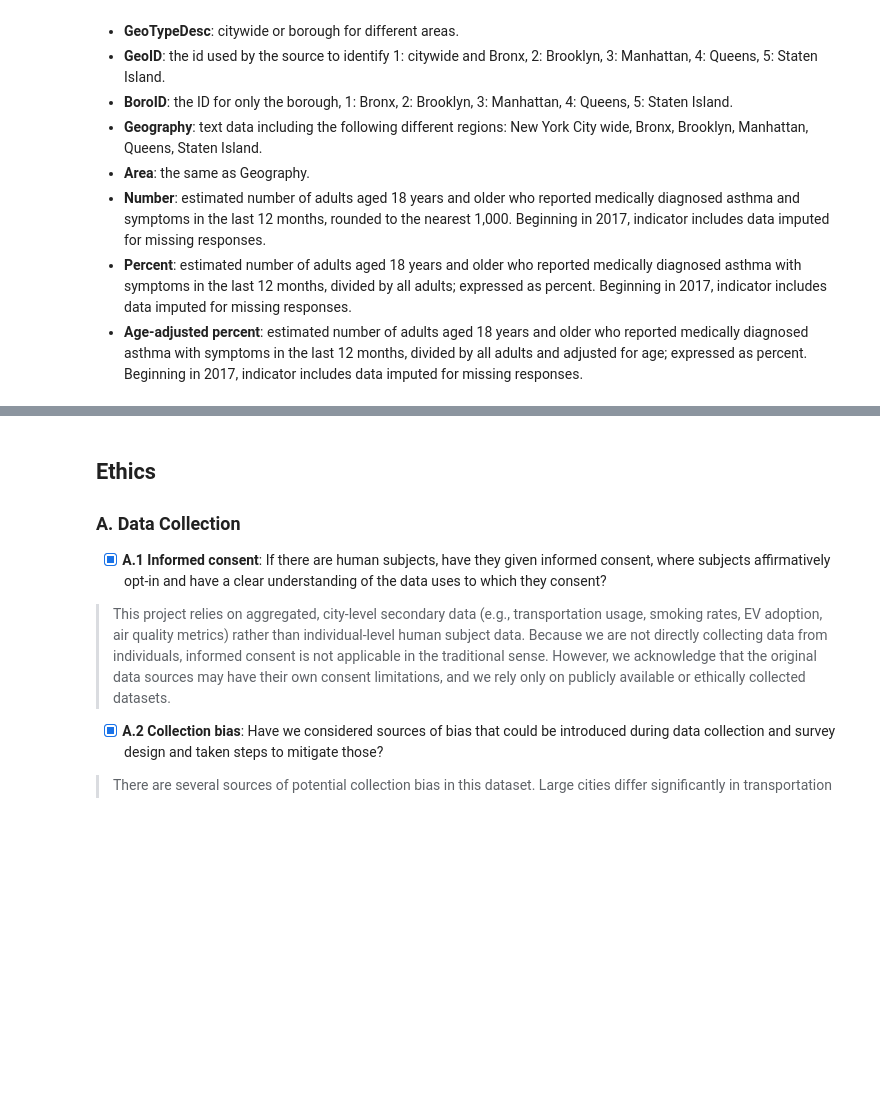
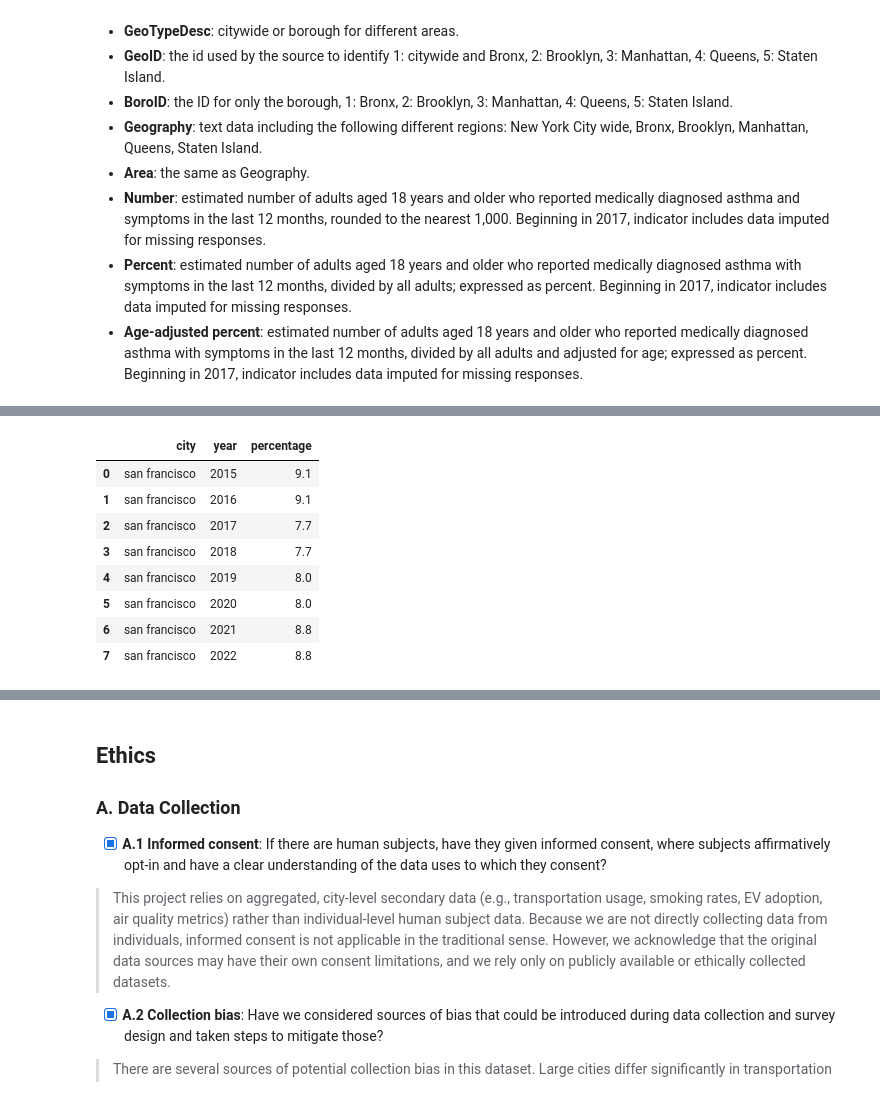
Before and after one commit to COGS108/Group026_WI26, a Jupyter notebook: 01-DataCheckpoint.ipynb, the cells around one changed output, grey strips where cells are left out. Cells and saved outputs as stored; diff of their text form; code cells hidden in the pictures; blank space fills up the shorter version.

```diff
--- a/01-DataCheckpoint.ipynb
+++ b/01-DataCheckpoint.ipynb
@@ -558,0 +557,54 @@ new_df
+# %%
+import requests
+import io
+
+# URL (CSV format)
+sf_asthma_url = "https://data.chhs.ca.gov/dataset/01f456c3-db34-44f2-a52c-6811bef8ba6d/resource/a440b99b-ccc6-473c-bea1-2baf36b05dbe/download/current-asthma-prevalence-by-county-2015_2022.csv"
+headers = {"User-Agent": "Mozilla/5.0"}
+response = requests.get(sf_asthma_url, headers=headers)
+
+if response.status_code == 200:
+    # ADD encoding='ISO-8859-1' OR encoding='cp1252'
+    sf_df = pd.read_csv(io.BytesIO(response.content), encoding='ISO-8859-1')
+    sf_df = sf_df.drop(['STRATA', '95% CONFIDENCE INTERVAL', 'COUNTIES GROUPED', 'COMMENT'], axis=1)
+
+    sf_df = sf_df.rename(columns={'COUNTY':'city', 'YEARS':'year', 'AGE GROUP':'age', 'CURRENT PREVALENCE':'percentage'})
+    sf_df = sf_df[sf_df['city']=='San Francisco']
+    sf_df = sf_df[sf_df['age']=='18+ years']
+    sf_df['city'] = 'san francisco'
+    sf_df = sf_df.reset_index(drop=False)
+
+    sf_df.loc[sf_df['year'].str.contains('2015'), 'year'] = '2015'
+    sf_df.loc[sf_df['year'].str.contains('2017'), 'year'] = '2017'
+    sf_df.loc[sf_df['year'].str.contains('2019'), 'year'] = '2019'
+    sf_df.loc[sf_df['year'].str.contains('2021'), 'year'] = '2021'
+
+    # Using the trick from before to just take the first 4 characters
+    sf_df['year'] = sf_df['year'].str[:4].astype(int)
+
+    # Create a copy of the dataframe to represent the "even" years
+    even_years_df = sf_df.copy()
+
+    # Add 1 to the year column (e.g., 2015 becomes 2016)
+    even_years_df['year'] = even_years_df['year'] + 1
+
+    # Combine the original "odd" years with the new "even" years
+    sf_df = pd.concat([sf_df, even_years_df])
+
+    # Sort by year so it's chronological and reset the index
+    sf_df = sf_df.sort_values('year').reset_index(drop=True)
+    sf_df = sf_df.drop(['index','age'], axis=1)
+else:
+    print(f"Failed to download. Status code: {response.status_code}")
+
+sf_df
+# %% [output]
+|  | city | year | percentage |
+| 0 | san francisco | 2015 | 9.1 |
+| 1 | san francisco | 2016 | 9.1 |
+| 2 | san francisco | 2017 | 7.7 |
+| 3 | san francisco | 2018 | 7.7 |
+| 4 | san francisco | 2019 | 8.0 |
+| 5 | san francisco | 2020 | 8.0 |
+| 6 | san francisco | 2021 | 8.8 |
+| 7 | san francisco | 2022 | 8.8 |
```
Also changed, not shown: parts of 16 cells of this notebook, 1 other file.
